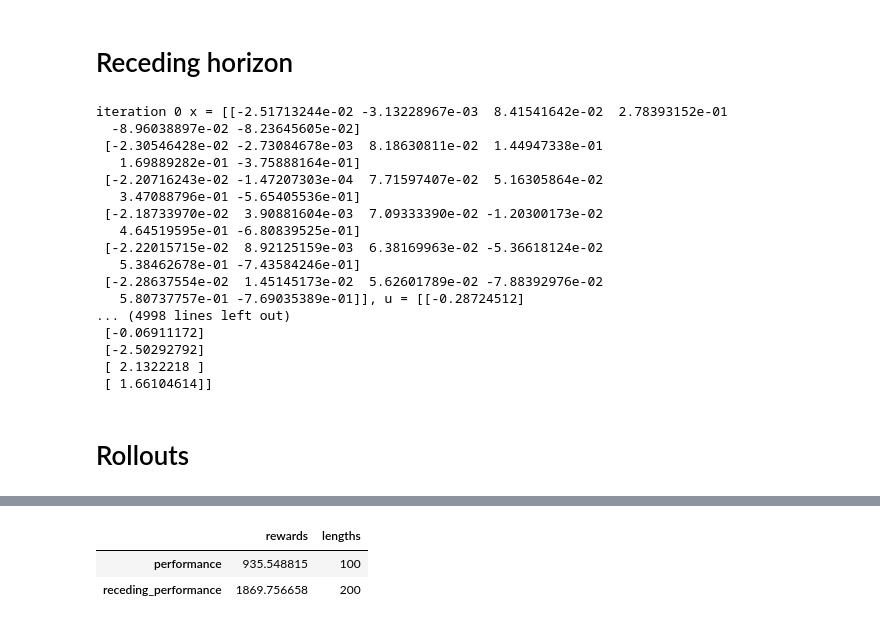
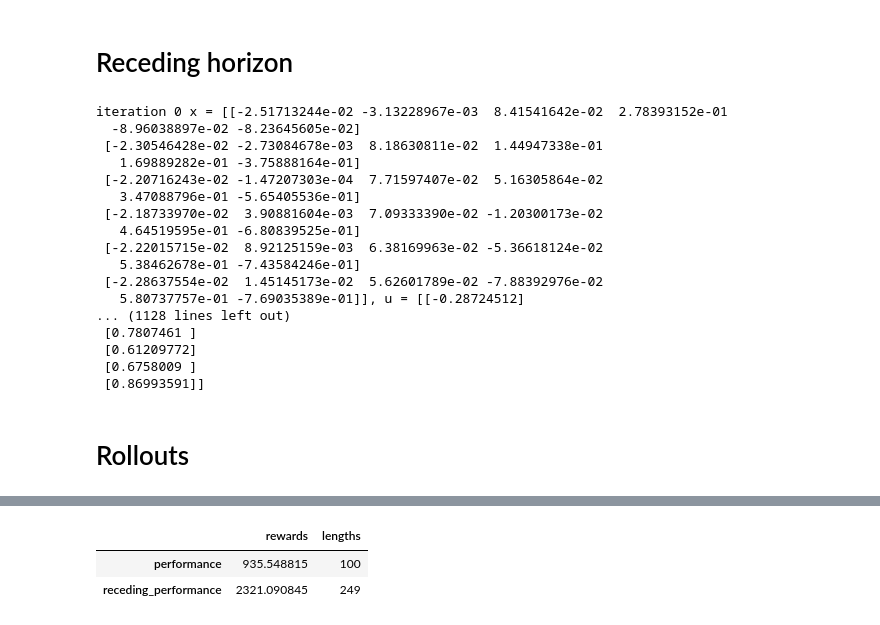
Before and after one commit to HumanCompatibleAI/adversarial-policies, a Jupyter notebook: experiments/mujoco_inverteddoublependulum.ipynb, the cells around one changed output, grey strips where cells are left out. Cells and saved outputs as stored; diff of their text form; code cells hidden in the pictures.

```diff
--- a/experiments/mujoco_inverteddoublependulum.ipynb
+++ b/experiments/mujoco_inverteddoublependulum.ipynb
@@ -44,11 +49,11 @@ iteration 25 converged 0.11317401508827801 [ 0.49436118 -0.11131021 -0.02174461
 # %% [markdown]
 # Receding horizon
 # %%
-for k, ilqr in ilqrs.items():
-    underlying = 'receding_' + k
-    dynamics[underlying] = dynamics[k]
-    x0s[underlying] = x0s[k]
-    xs[underlying], us[underlying] = receding(env, ilqr, x0s[k], us_init, horizon=2000, step_size=5)
+for underlying, ilqr in ilqrs.items():
+    k = 'receding_' + underlying
+    dynamics[k] = dynamics[underlying]
+    x0s[k] = x0s[underlying]
+    xs[k], us[k] = receding(ilqr, x0s[underlying], us_init, seed=seed, horizon=500, step_size=5)
 # %% [output]
 iteration 0 x = [[-2.51713244e-02 -3.13228967e-03  8.41541642e-02  2.78393152e-01
   -8.96038897e-02 -8.23645605e-02]
@@ -62,14 +67,14 @@ iteration 0 x = [[-2.51713244e-02 -3.13228967e-03  8.41541642e-02  2.78393152e-0
    5.38462678e-01 -7.43584246e-01]
  [-2.28637554e-02  1.45145173e-02  5.62601789e-02 -7.88392976e-02
    5.80737757e-01 -7.69035389e-01]], u = [[-0.28724512]
-... (4998 lines left out)
- [-0.06911172]
- [-2.50292792]
- [ 2.1322218 ]
- [ 1.66104614]]
+... (1128 lines left out)
+ [0.7807461 ]
+ [0.61209772]
+ [0.6758009 ]
+ [0.86993591]]
 # %% [markdown]
 # Rollouts
 # %%
-multi_evaluate(env, dynamics, x0s, us)
+multi_evaluate(env, dynamics, x0s, us, render=True)
 # %% [output]
 performance
@@ -77,3 +84,3 @@ receding_performance
 |  | rewards | lengths |
 | performance | 935.548815 | 100 |
-| receding_performance | 1869.756658 | 200 |
+| receding_performance | 2321.090845 | 249 |
```
Also changed, not shown: parts of 3 cells of this notebook, 3 other files.
